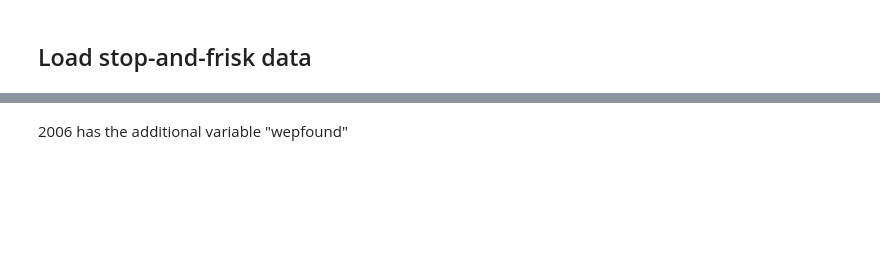
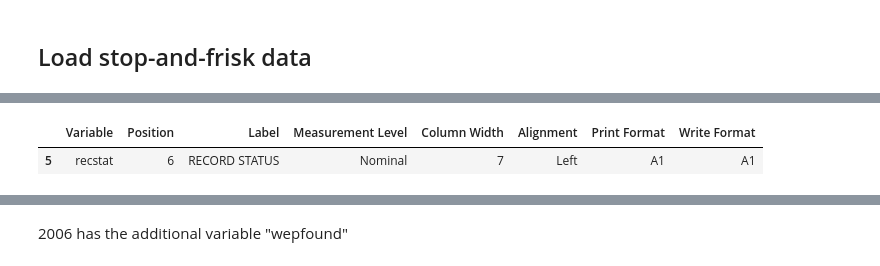
Before and after one commit to anilca-lab/FIS-Mod4-Project, a Jupyter notebook: brad_data_cleaning.ipynb, the cells around one changed output, grey strips where cells are left out. Drawn from its saved outputs; the diff is of its cells as text; code cells hidden in the pictures; blank space fills up the shorter version.

```diff
--- a/brad_data_cleaning.ipynb
+++ b/brad_data_cleaning.ipynb
@@ -121,0 +181,5 @@ Done.
+# %%
+filespecs[2014][filespecs[2015].Variable == 'recstat']
+# %% [output]
+|  | Variable | Position | Label | Measurement Level | Column Width | Alignment | Print Format | Write Format |
+| 5 | recstat | 6 | RECORD STATUS | Nominal | 7 | Left | A1 | A1 |
```
Also changed, not shown: parts of 17 cells of this notebook, 1 other file.
